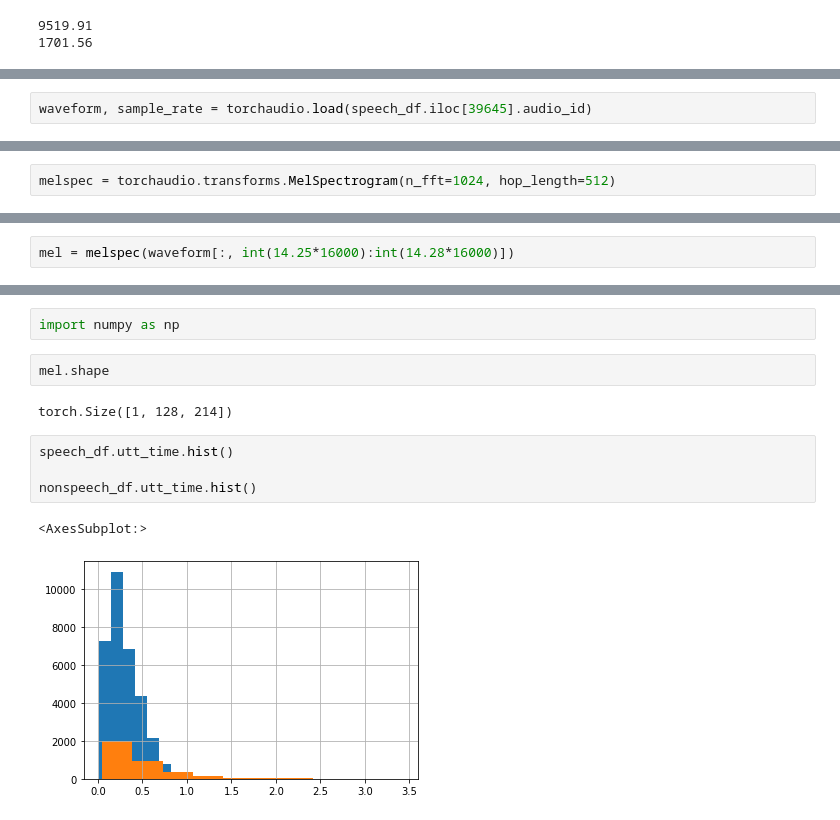
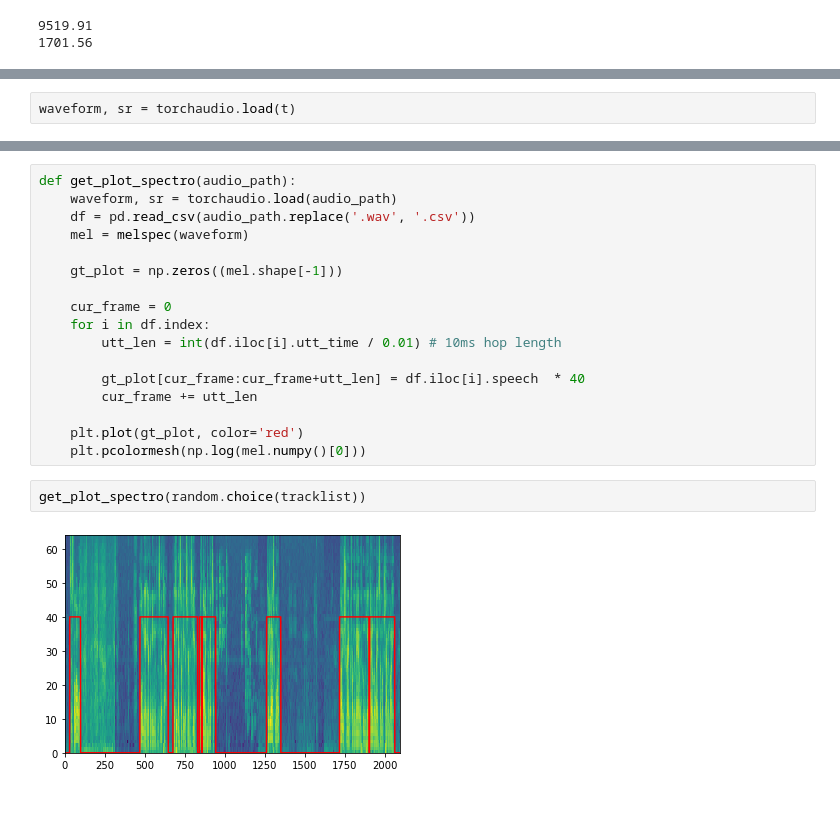
Before and after one commit to virgile-blg/VAD, a Jupyter notebook: notebooks/data_processing.ipynb, the cells around one changed output, grey strips where cells are left out. Saved outputs shown, nothing was run; the diff lists cells and outputs as text.

```diff
--- a/notebooks/data_processing.ipynb
+++ b/notebooks/data_processing.ipynb
@@ -149,5 +221,5 @@ speech_df.iloc[39645].audio_id
 # %%
-waveform, sample_rate = torchaudio.load(speech_df.iloc[39645].audio_id)
+waveform, sr = torchaudio.load(t)
 # %%
 waveform.shape
 # %% [output]
@@ -155,2 +226,0 @@ torch.Size([1, 253280])
-# %%
-melspec = torchaudio.transforms.MelSpectrogram(n_fft=1024, hop_length=512)
@@ -165,2 +226,0 @@ melspec = torchaudio.transforms.MelSpectrogram(n_fft=1024, hop_length=512)
-# %%
-mel = melspec(waveform[:, int(14.25*16000):int(14.28*16000)])
@@ -174,13 +227,21 @@ plt.pcolormesh(np.log(mel.numpy()[0]))
-# %%
-import numpy as np
-# %%
-mel.shape
-# %% [output]
-torch.Size([1, 128, 214])
-# %%
-speech_df.utt_time.hist()
-
-nonspeech_df.utt_time.hist()
-# %% [output]
-<AxesSubplot:>
-[figure, removed]
+# %%
+def get_plot_spectro(audio_path):
+    waveform, sr = torchaudio.load(audio_path)
+    df = pd.read_csv(audio_path.replace('.wav', '.csv'))
+    mel = melspec(waveform)
+
+    gt_plot = np.zeros((mel.shape[-1]))
+
+    cur_frame = 0
+    for i in df.index:
+        utt_len = int(df.iloc[i].utt_time / 0.01) # 10ms hop length
+
+        gt_plot[cur_frame:cur_frame+utt_len] = df.iloc[i].speech  * 40
+        cur_frame += utt_len
+
+    plt.plot(gt_plot, color='red')
+    plt.pcolormesh(np.log(mel.numpy()[0]))
+# %%
+get_plot_spectro(random.choice(tracklist))
+# %% [output]
+[figure, added]
```
Also changed, not shown: parts of 29 cells of this notebook, 8 other files.
